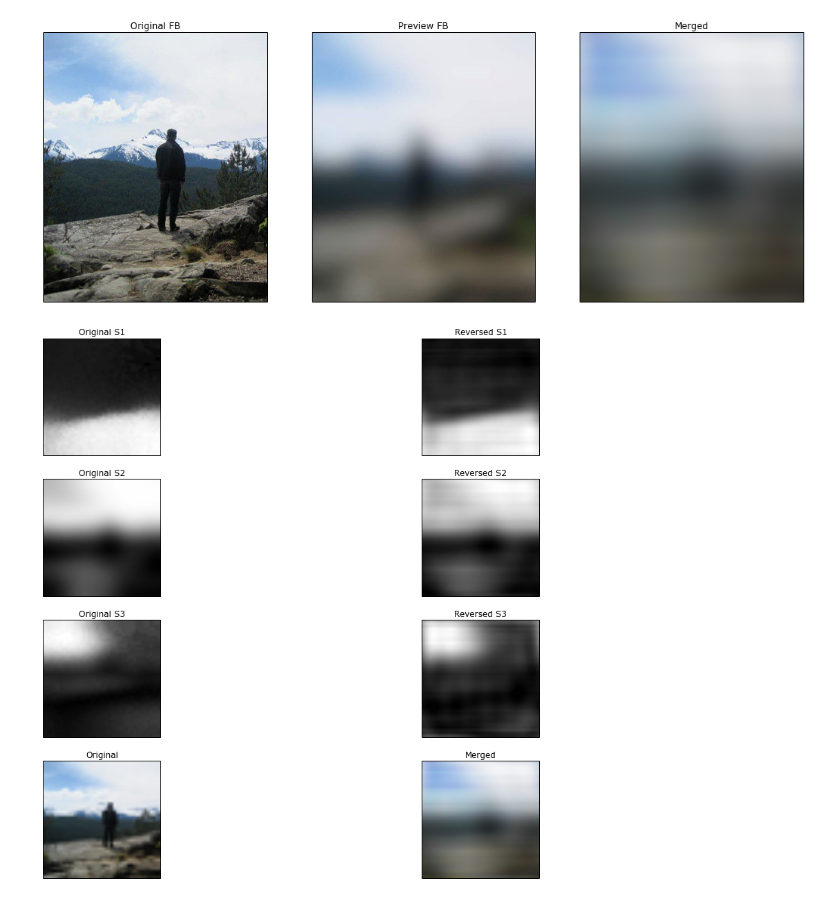
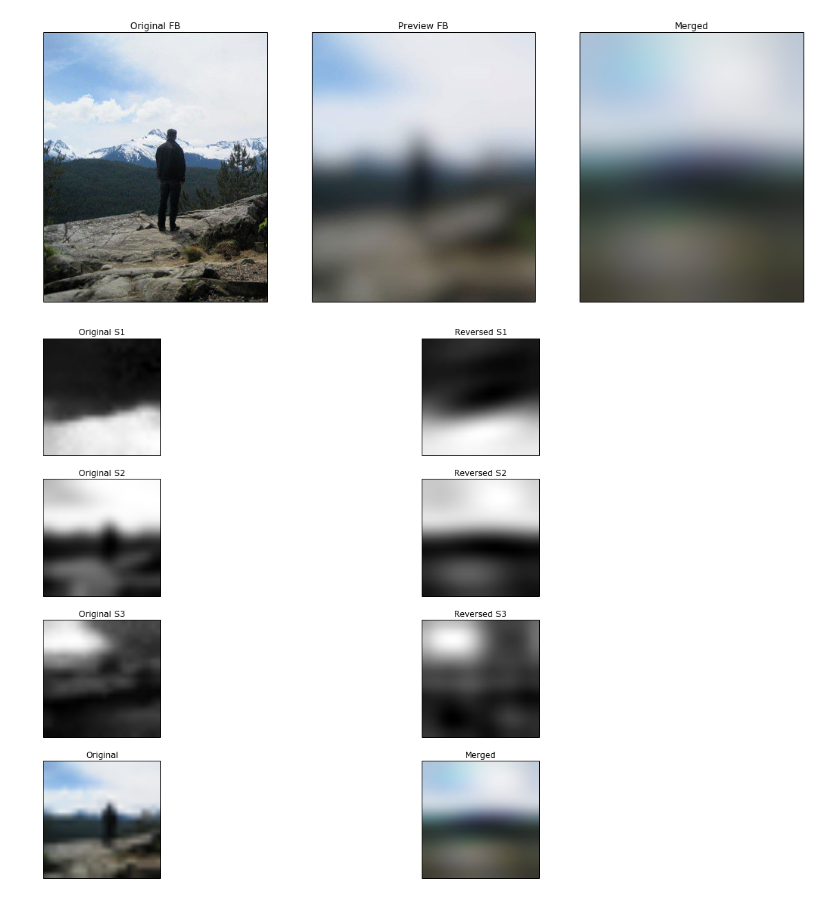
Before and after one commit to mazurkin/fb-previews, a Jupyter notebook: previews.ipynb, the cells around one changed output. Saved outputs shown, nothing was run; the diff lists cells and outputs as text; code cells hidden in the pictures.

```diff
--- a/previews.ipynb
+++ b/previews.ipynb
@@ -10,6 +10,9 @@ from matplotlib import pyplot as plt
 # %%
 %matplotlib inline
 pylab.rcParams['figure.figsize'] = 18, 14
+# %%
+# Параметры размытия
+gauss_blur = (5, 5)
 # %%
 # Функция для фильтрации компонентной плоскости картинки
 def filter_fft(img, name):
@@ -23,7 +26,7 @@ def filter_fft(img, name):
     c_ang = np.angle(c_fft)
 
     # вычисляем порог ниже которого находится большая часть гармоник (по амплитуде)
-    abs_limit = np.percentile(c_abs, 95)
+    abs_limit = np.percentile(c_abs, 96)
 
     # сбрасываем все гармоники ниже этого порога
     m = (c_abs <= abs_limit)
@@ -34,7 +37,7 @@ def filter_fft(img, name):
     c_abs = np.where(c_abs > 1, np.log(c_abs), 0)
     c_abs_steps = 32
     c_abs_step = c_abs.max() / (c_abs_steps - 1)
-    c_abs_data = np.round(c_abs / c_abs_step).astype(np.uint8)
+    c_abs_data = np.round(c_abs / c_abs_step).astype(np.int8)
 
     # квантизируем фазу (-PI..+PI)
     c_ang_steps = 32
@@ -42,15 +45,18 @@ def filter_fft(img, name):
     c_ang_data = np.round(c_ang / c_ang_step).astype(np.int8)
 
     # сохраняем
-    c_abs_data.tofile('data/' + name + 'abs.dat')
-    c_ang_data.tofile('data/' + name + 'ang.dat')
+    c_abs_data.tofile('data/' + name + '-abs.dat')
+    c_ang_data.tofile('data/' + name + '-ang.dat')
+
+    # количество ненулевых коэффициентов
+    print("non zero cells={0}".format(np.count_nonzero(c_abs_data)))
 
     # восстановление амплитуды
-    c_abs = c_abs_step * c_abs_data
+    c_abs = c_abs_step * c_abs_data.astype(np.float)
     c_abs = np.where(c_abs > 0, np.exp(c_abs), 0)
 
     # восстановление угла
-    c_ang = c_ang_step * c_ang_data
+    c_ang = c_ang_step * c_ang_data.astype(np.float)
 
     # возращаем к комплексному виду
     c_fft_rst = np.multiply(c_abs, np.exp(1j * c_ang))
@@ -60,9 +66,10 @@ def filter_fft(img, name):
     c_ifft_abs = np.abs(c_ifft)
     c_ifft_int = c_ifft_abs.astype(np.uint8)
 
-    print("non zero cells={0}".format(np.count_nonzero(c_abs_data)))
+    # Сглаживаем плоскость отдельно
+    c_ifft_blur = cv2.GaussianBlur(c_ifft_int, gauss_blur, 0)
 
-    return c_ifft_int
+    return c_ifft_blur
 # %%
 # Исходная картинка
 im_src = Image.open('i/fb-original.jpg')
@@ -70,8 +81,8 @@ im_prw = Image.open('i/fb-preview.jpg')
 # %%
 # Уменьшаем, сглаживаем и переводим в HLS
-im_dim = im_src.resize((42, 42), Image.ANTIALIAS)
+im_dim = im_src.resize((24, 24), Image.ANTIALIAS)
 im_dat = np.array(im_dim, dtype=np.uint8)
-im_dat = cv2.GaussianBlur(im_dat, (21, 21), 0)
+im_dat = cv2.GaussianBlur(im_dat, gauss_blur, 0)
 im_dat = cv2.cvtColor(im_dat, cv2.COLOR_BGR2HLS)
 # %%
 # Фильтруем плоскости по отдельности (считаем количество ненулевых коэффициентов)
@@ -119,7 +130,7 @@ plt.show()
 # %% [output]
 [figure]
 # %%
-# Вывод по каналам
+0# Вывод по каналам
 
 plt.subplot(4, 2, 1)
 plt.imshow(s1_s, cmap='gray')
@@ -144,31 +155,31 @@ plt.imshow(s2_t, cmap='gray')
 plt.title('Reversed S2')
 plt.xticks([])
 plt.yticks([])
 
 plt.subplot(4, 2, 5)
 plt.imshow(s3_s, cmap='gray')
 plt.title('Original S3')
 plt.xticks([])
 plt.yticks([])
 
 plt.subplot(4, 2, 6)
 plt.imshow(s3_t, cmap='gray')
 plt.title('Reversed S3')
 plt.xticks([])
 plt.yticks([])
 
 plt.subplot(4, 2, 7)
 plt.imshow(im_dim)
 plt.title('Original')
 plt.xticks([])
 plt.yticks([])
 
 plt.subplot(4, 2, 8)
 plt.imshow(merged)
 plt.title('Merged')
 plt.xticks([])
 plt.yticks([])
 
 plt.show()
 # %% [output]
-[figure, old version]
+[figure, new version]
```
Also changed, not shown: parts of 3 cells of this notebook.
